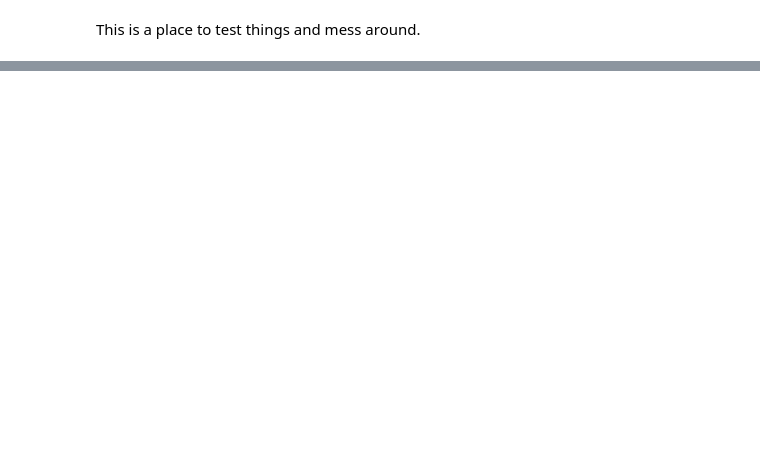
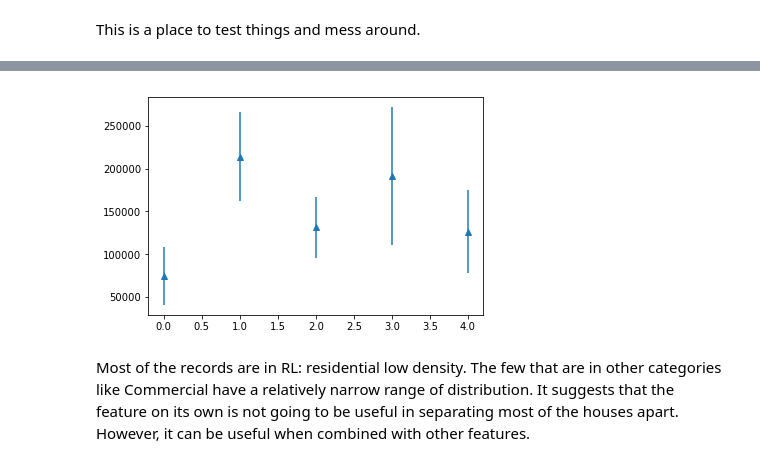
Before and after one commit to badGarnet/house_price, a Jupyter notebook: drawing board.ipynb, the cells around one changed output, grey strips where cells are left out. Cells and saved outputs as stored; diff of their text form; code cells hidden in the pictures; blank space fills up the shorter version.

```diff
--- a/drawing board.ipynb
+++ b/drawing board.ipynb
@@ -19,0 +81,3 @@ trainset.head()
+# %%
+a = trainset.groupby('MSZoning').SalePrice.agg(aggvals)
+a
@@ -19,0 +92,7 @@ trainset.head()
+# %%
+plt.errorbar(range(0, a.shape[0]), a['mean'], a['std'], linestyle = 'None', marker = '^')
+plt.show()
+# %% [output]
+[figure, added]
+# %% [markdown]
+Most of the records are in RL: residential low density. The few that are in other categories like Commercial have a relatively narrow range of distribution. It suggests that the feature on its own is not going to be useful in separating most of the houses apart. However, it can be useful when combined with other features.
```
Also changed, not shown: parts of 16 cells of this notebook.
